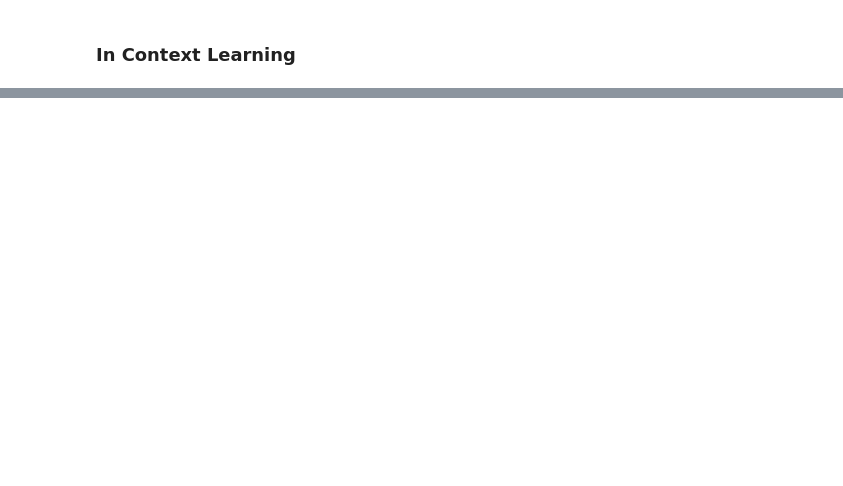
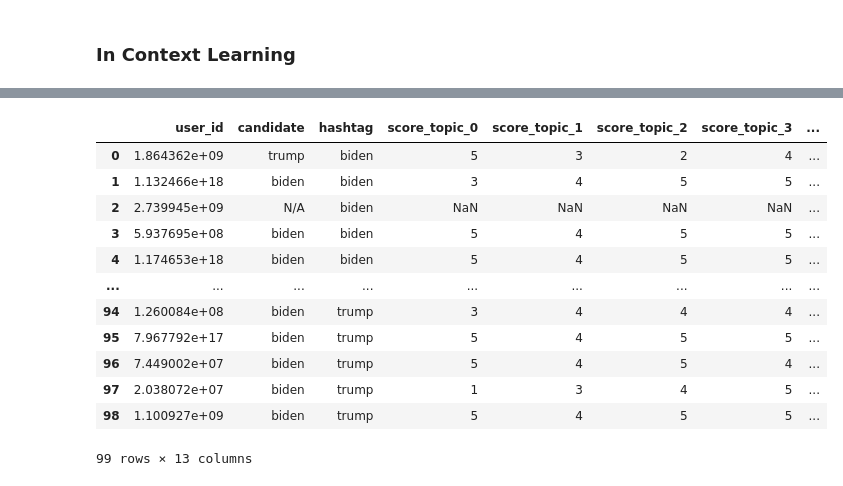
Before and after one commit to HaoyuFu2/DSC180_discussion, a Jupyter notebook: demo.ipynb, the cells around one changed output, grey strips where cells are left out. Cells and saved outputs as stored; diff of their text form; code cells hidden in the pictures; blank space fills up the shorter version.

```diff
--- a/demo.ipynb
+++ b/demo.ipynb
@@ -155,0 +159,13 @@ Name: candidate, dtype: int64
+# %%
+topics = [
+    'allowing transgender athletes',
+    'gun control',
+    'abortion legalization',
+    'the universities practicing affirmative action',
+    'raising fossil fuel taxes',
+    'helping undocumented immigrants',
+    'death penalty in the US',
+    'allowing women to serve in military combat roles',
+    'legalization of Marijuana',
+    'reducing interest rates for student loans'
+]
@@ -155,0 +176,7 @@ Name: candidate, dtype: int64
+# %%
+biden_users = sample_user(biden, 50)
+trump_users = sample_user(trump, 50)
+biden_tweets = sample_tweet_group(biden, biden_users).assign(hashtag='biden')
+trump_tweets = sample_tweet_group(trump, trump_users).assign(hashtag='trump')
+df = pd.concat([biden_tweets, trump_tweets])
+df
@@ -155,0 +197,2 @@ Name: candidate, dtype: int64
+# %%
+results = generate_results(df, topics)
@@ -155,0 +219,18 @@ Name: candidate, dtype: int64
+# %%
+df_results = parse_results(df, results, len(topics))
+# %%
+df_results
+# %% [output]
+|  | user_id | candidate | hashtag | score_topic_0 | score_topic_1 | score_topic_2 | score_topic_3 | ... |
+| 0 | 1.864362e+09 | trump | biden | 5 | 3 | 2 | 4 | ... |
+| 1 | 1.132466e+18 | biden | biden | 3 | 4 | 5 | 5 | ... |
+| 2 | 2.739945e+09 | N/A | biden | NaN | NaN | NaN | NaN | ... |
+| 3 | 5.937695e+08 | biden | biden | 5 | 4 | 5 | 5 | ... |
+| 4 | 1.174653e+18 | biden | biden | 5 | 4 | 5 | 5 | ... |
+| ... | ... | ... | ... | ... | ... | ... | ... | ... |
+| 94 | 1.260084e+08 | biden | trump | 3 | 4 | 4 | 4 | ... |
+| 95 | 7.967792e+17 | biden | trump | 5 | 4 | 5 | 5 | ... |
+| 96 | 7.449002e+07 | biden | trump | 5 | 4 | 5 | 4 | ... |
+| 97 | 2.038072e+07 | biden | trump | 1 | 3 | 4 | 5 | ... |
+| 98 | 1.100927e+09 | biden | trump | 5 | 4 | 5 | 5 | ... |
+99 rows × 13 columns
```
Also changed, not shown: parts of 24 cells of this notebook, 1 other file.
